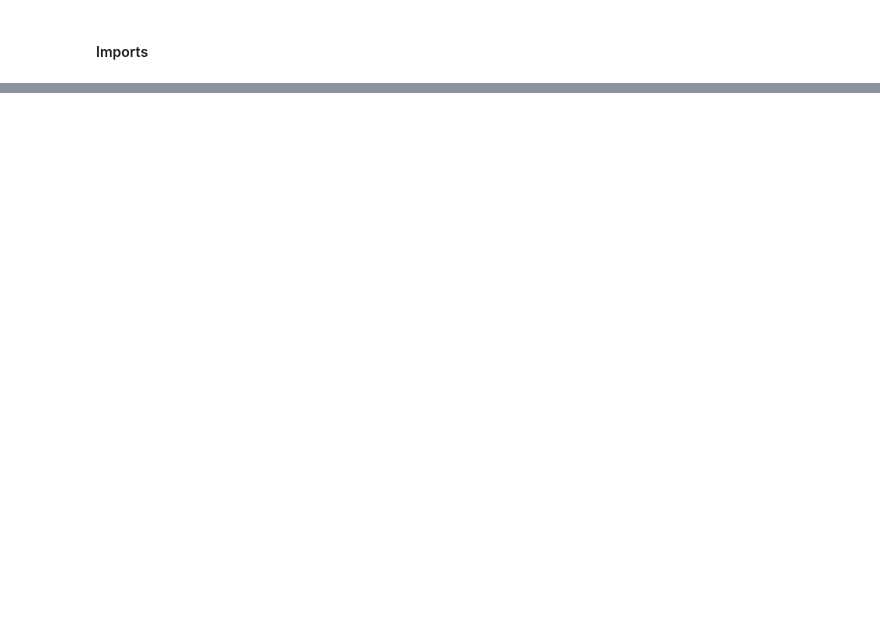
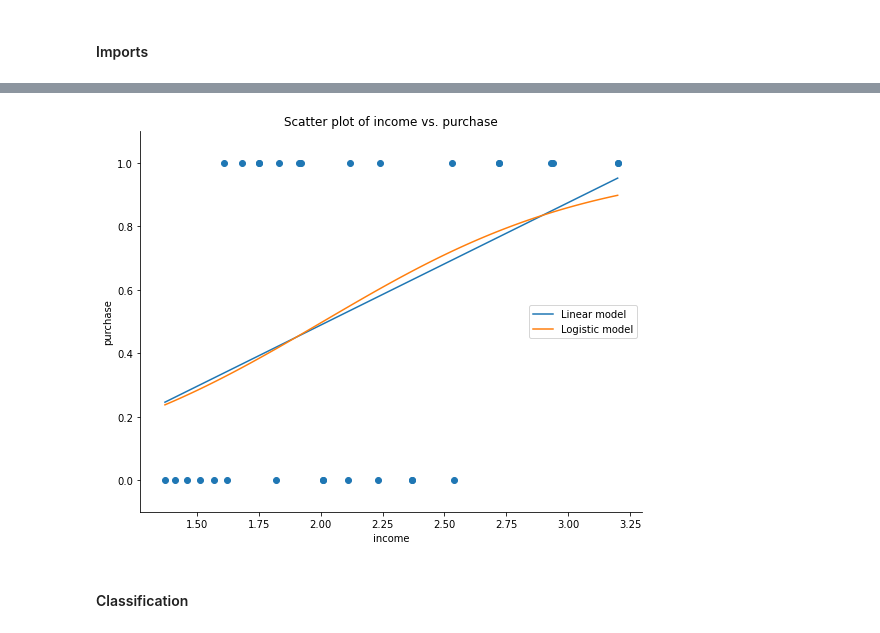
Before and after one commit to fredzett/rmqa, a Jupyter notebook: S07a_Classification.ipynb, the cells around one changed output, grey strips where cells are left out. Drawn from its saved outputs; the diff is of its cells as text; code cells hidden in the pictures; blank space fills up the shorter version.

Commit message:
chapter 7 logit

```diff
--- a/S07a_Classification.ipynb
+++ b/S07a_Classification.ipynb
@@ -147,0 +210,10 @@ AttributeError: module 'statsmodels.api' has no attribute 'discrete_model'
+# %%
+yhat2 = logit.predict(xs)
+ax.plot(xs[:,1], yhat2)
+ax.set_ylim(-0.1,1.1)
+ax.legend(("Linear model","Logistic model"), loc="right")
+fig
+# %% [output]
+[figure, added]
+# %% [markdown]
+#### Classification
```
Also changed, not shown: parts of 115 cells of this notebook, 9 other files.
